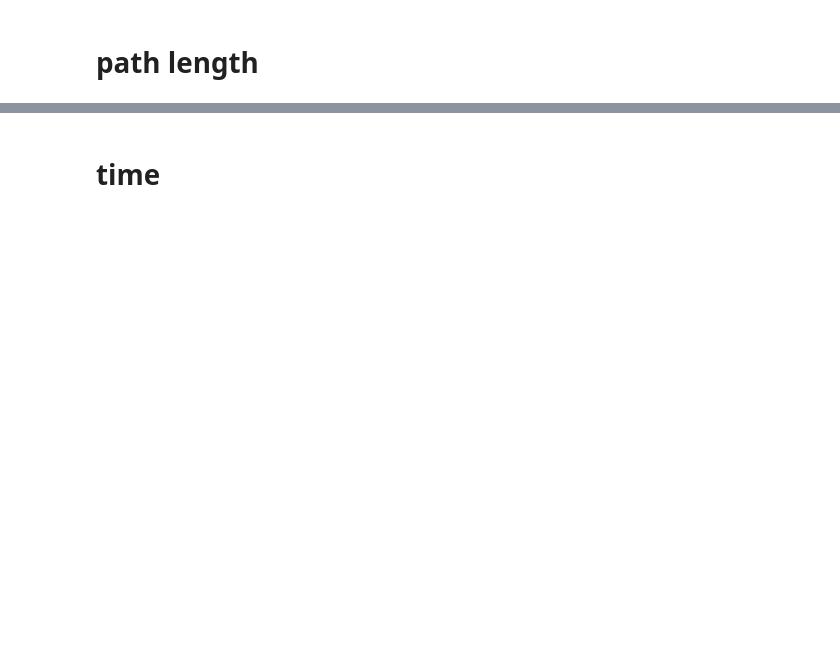
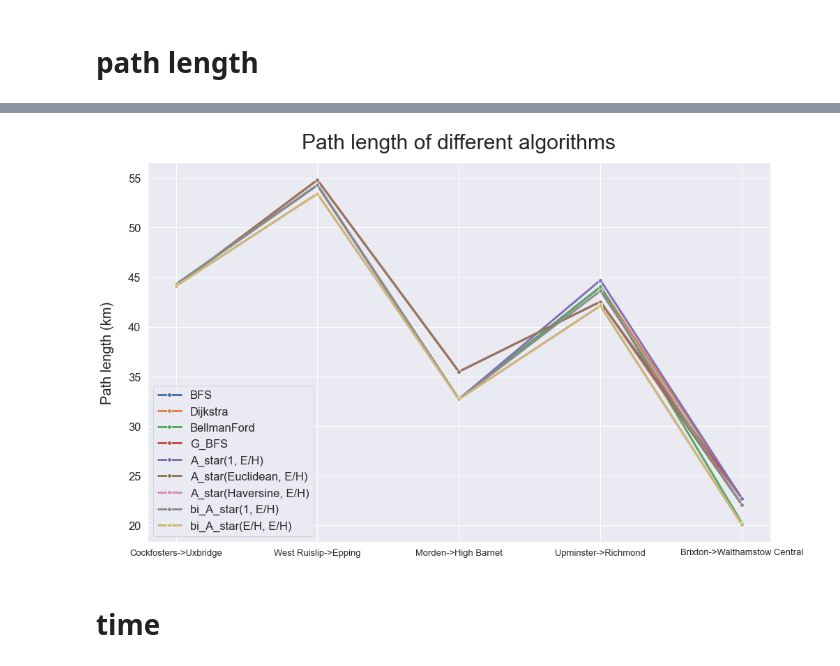
Before and after one commit to SustechSTA303/STA303-Assignment03, a Jupyter notebook: myWork/analysis&plot.ipynb, the cells around one changed output, grey strips where cells are left out. Drawn from its saved outputs; the diff is of its cells as text; code cells hidden in the pictures; blank space fills up the shorter version.

```diff
--- a/myWork/analysis&plot.ipynb
+++ b/myWork/analysis&plot.ipynb
@@ -37,3 +54,23 @@ pathLen
+# %%
+plt.figure(figsize=(16, 10))
+sns.set(font_scale=1.5)
+sns.lineplot(data = pathLen['BFS'], label='BFS',marker='o',linewidth = 3)
+sns.lineplot(data = pathLen['Dijkstra(1)'], label='Dijkstra',marker='o',linewidth = 3)
+sns.lineplot(data = pathLen['BellmanFord(Euclidean)'], label='BellmanFord',marker='o',linewidth = 3)
+sns.lineplot(data= pathLen['G_BFS(Haversine)'], label='G_BFS',marker='o',linewidth = 3)
+sns.lineplot(data = pathLen['A_star(1, Euclidean)'], label='A_star(1, E/H)',marker='o',linewidth = 3)
+sns.lineplot(data = pathLen['A_star(Euclidean, Euclidean)'], label='A_star(Euclidean, E/H)',marker='o',linewidth = 3)
+sns.lineplot(data = pathLen['A_star(Haversine, Euclidean)'], label='A_star(Haversine, E/H)',marker='o',linewidth = 3)
+sns.lineplot(data=pathLen['bi_A_star(1, Haversine)'], label='bi_A_star(1, E/H)',marker='o',linewidth = 3)
+sns.lineplot(data=pathLen['bi_A_star(Euclidean, Haversine)'], label='bi_A_star(E/H, E/H)',marker='o',linewidth = 3)
+
+plt.title("Path length of different algorithms",fontsize=30, pad=20)
+plt.ylabel("Path length (km)",fontsize=20, labelpad=20)
+plt.xticks([0,1,2,3,4],["Cockfosters->Uxbridge","West Ruislip->Epping","Morden->High Barnet","Upminster->Richmond","Brixton->Walthamstow Central"],fontsize=13);
+
+plt.savefig("present/pathLen.svg")
+# %% [output]
+[figure, added]
 # %% [markdown]
 # time
 # %%
```
Also changed, not shown: parts of 8 cells of this notebook, 8 other files.
